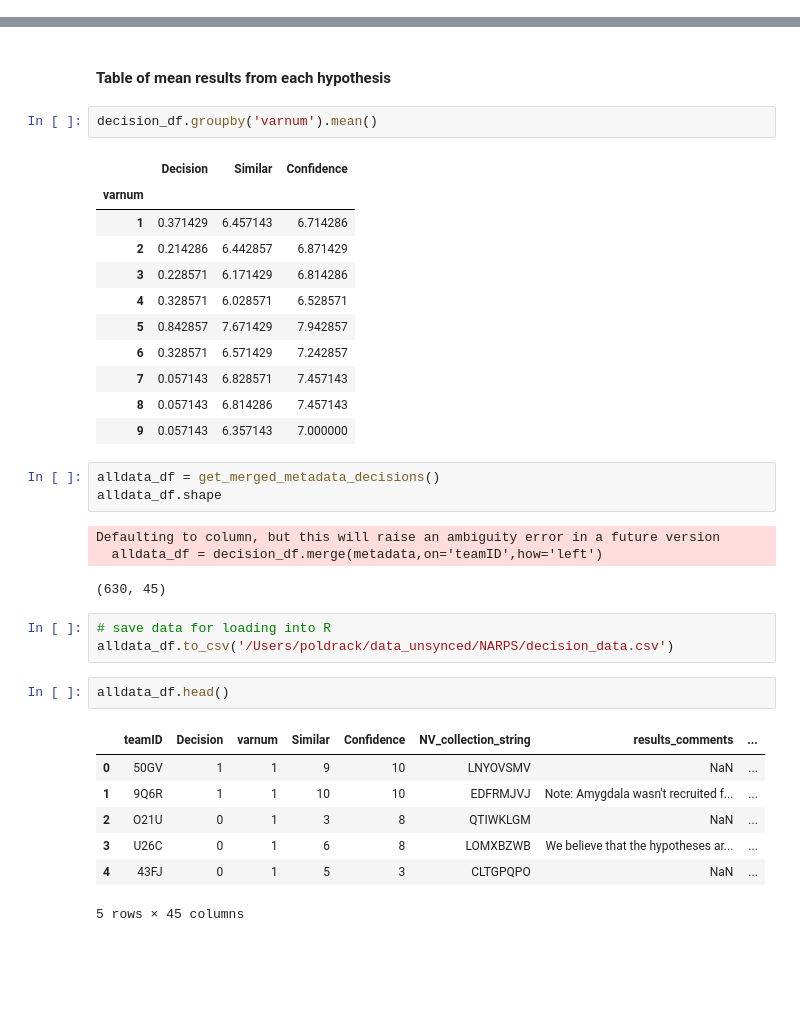
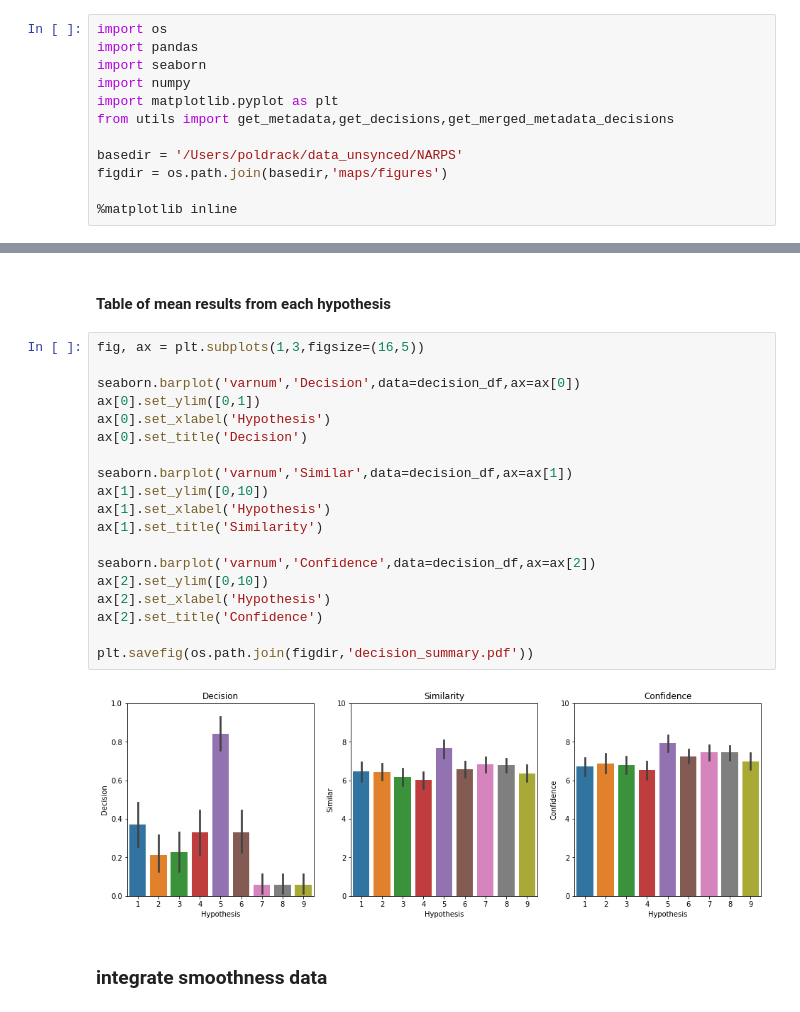
Before and after one commit to poldrack/narps, a Jupyter notebook: analysis/AnalyzeDecisions.ipynb, the cells around one changed output, grey strips where cells are left out. Drawn from its saved outputs; the diff is of its cells as text; blank space fills up the shorter version.

Commit message:
add plotting of various effects

```diff
--- a/analysis/AnalyzeDecisions.ipynb
+++ b/analysis/AnalyzeDecisions.ipynb
@@ -5,0 +5,12 @@ from utils import get_metadata,get_decisions,get_merged_metadata_decisions
+# %%
+import os
+import pandas
+import seaborn
+import numpy
+import matplotlib.pyplot as plt
+from utils import get_metadata,get_decisions,get_merged_metadata_decisions
+
+basedir = '/Users/poldrack/data_unsynced/NARPS'
+figdir = os.path.join(basedir,'maps/figures')
+
+%matplotlib inline
@@ -18,37 +32,26 @@ decision_df.head()
 | 4 | 43FJ | 0 | 1 | 5 | 3 |
 # %% [markdown]
 #### Table of mean results from each hypothesis
-# %%
-decision_df.groupby('varnum').mean()
-# %% [output]
-|  | Decision | Similar | Confidence |
-| varnum |  |  |  |
-| 1 | 0.371429 | 6.457143 | 6.714286 |
-| 2 | 0.214286 | 6.442857 | 6.871429 |
-| 3 | 0.228571 | 6.171429 | 6.814286 |
-| 4 | 0.328571 | 6.028571 | 6.528571 |
-| 5 | 0.842857 | 7.671429 | 7.942857 |
-| 6 | 0.328571 | 6.571429 | 7.242857 |
-| 7 | 0.057143 | 6.828571 | 7.457143 |
-| 8 | 0.057143 | 6.814286 | 7.457143 |
-| 9 | 0.057143 | 6.357143 | 7.000000 |
-# %%
-alldata_df = get_merged_metadata_decisions()
-alldata_df.shape
-# %% [output]
-Defaulting to column, but this will raise an ambiguity error in a future version
-  alldata_df = decision_df.merge(metadata,on='teamID',how='left')
-(630, 45)
-# %%
-# save data for loading into R
-alldata_df.to_csv('/Users/poldrack/data_unsynced/NARPS/decision_data.csv')
-# %%
-alldata_df.head()
-# %% [output]
-|  | teamID | Decision | varnum | Similar | Confidence | NV_collection_string | results_comments | ... |
-| 0 | 50GV | 1 | 1 | 9 | 10 | LNYOVSMV | NaN | ... |
-| 1 | 9Q6R | 1 | 1 | 10 | 10 | EDFRMJVJ | Note: Amygdala wasn't recruited f... | ... |
-| 2 | O21U | 0 | 1 | 3 | 8 | QTIWKLGM | NaN | ... |
-| 3 | U26C | 0 | 1 | 6 | 8 | LOMXBZWB | We believe that the hypotheses ar... | ... |
-| 4 | 43FJ | 0 | 1 | 5 | 3 | CLTGPQPO | NaN | ... |
-5 rows × 45 columns
+# %%
+fig, ax = plt.subplots(1,3,figsize=(16,5))
+
+seaborn.barplot('varnum','Decision',data=decision_df,ax=ax[0])
+ax[0].set_ylim([0,1])
+ax[0].set_xlabel('Hypothesis')
+ax[0].set_title('Decision')
+
+seaborn.barplot('varnum','Similar',data=decision_df,ax=ax[1])
+ax[1].set_ylim([0,10])
+ax[1].set_xlabel('Hypothesis')
+ax[1].set_title('Similarity')
+
+seaborn.barplot('varnum','Confidence',data=decision_df,ax=ax[2])
+ax[2].set_ylim([0,10])
+ax[2].set_xlabel('Hypothesis')
+ax[2].set_title('Confidence')
+
+plt.savefig(os.path.join(figdir,'decision_summary.pdf'))
+# %% [output]
+[figure, added]
+# %% [markdown]
+### integrate smoothness data
```
Also changed, not shown: parts of 13 cells of this notebook.
